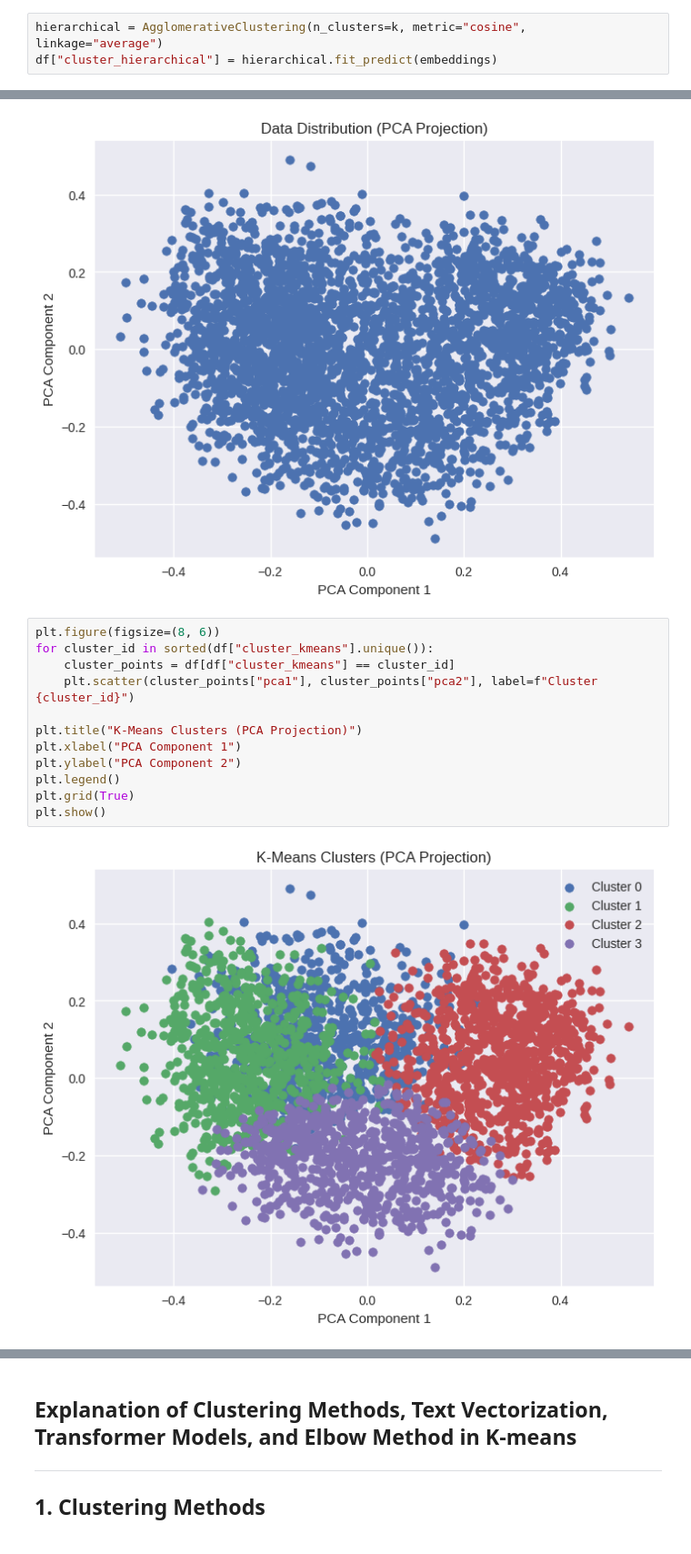
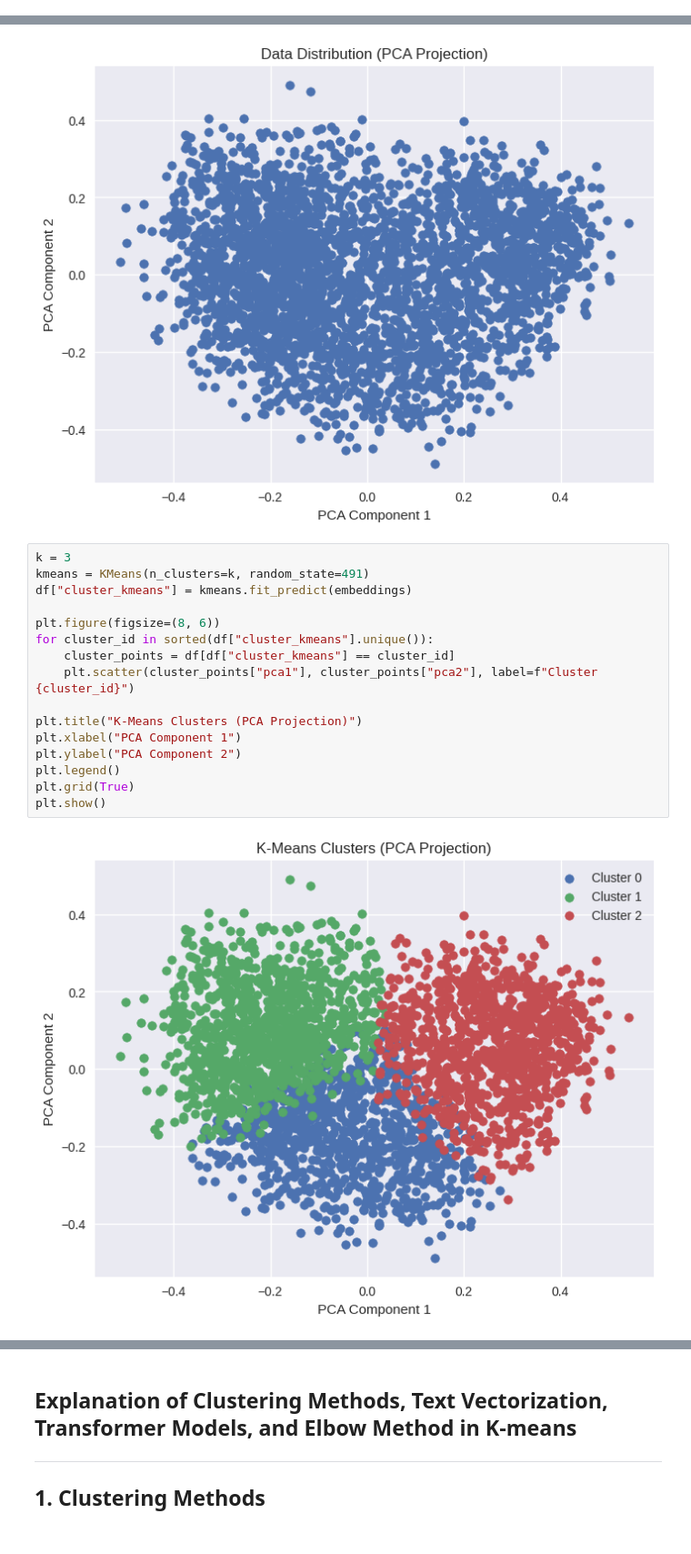
Before and after one commit to erfan-f/Artificial-Intelligence-Course, a Jupyter notebook: CA5/notebook.ipynb, the cells around one changed output, grey strips where cells are left out. Shown at 91% size. Saved outputs shown, nothing was run; the diff lists cells and outputs as text.

```diff
--- a/CA5/notebook.ipynb
+++ b/CA5/notebook.ipynb
@@ -140,6 +132,3 @@ df["cluster_dbscan"] = dbscan.fit_predict(embeddings)
-# %%
-hierarchical = AgglomerativeClustering(n_clusters=k, metric="cosine", linkage="average")
-df["cluster_hierarchical"] = hierarchical.fit_predict(embeddings)
 # %%
 pca = PCA(n_components=2)
 reduced = pca.fit_transform(embeddings)
@@ -157,17 +146,21 @@ plt.show()
 # %% [output]
 [figure]
 # %%
+k = 3
+kmeans = KMeans(n_clusters=k, random_state=491)
+df["cluster_kmeans"] = kmeans.fit_predict(embeddings)
+
 plt.figure(figsize=(8, 6))
 for cluster_id in sorted(df["cluster_kmeans"].unique()):
     cluster_points = df[df["cluster_kmeans"] == cluster_id]
     plt.scatter(cluster_points["pca1"], cluster_points["pca2"], label=f"Cluster {cluster_id}")
 
 plt.title("K-Means Clusters (PCA Projection)")
 plt.xlabel("PCA Component 1")
 plt.ylabel("PCA Component 2")
 plt.legend()
 plt.grid(True)
 plt.show()
 # %% [output]
-[figure, old version]
+[figure, new version]
 # %%
```
Also changed, not shown: parts of 13 cells of this notebook, 2 other files.
